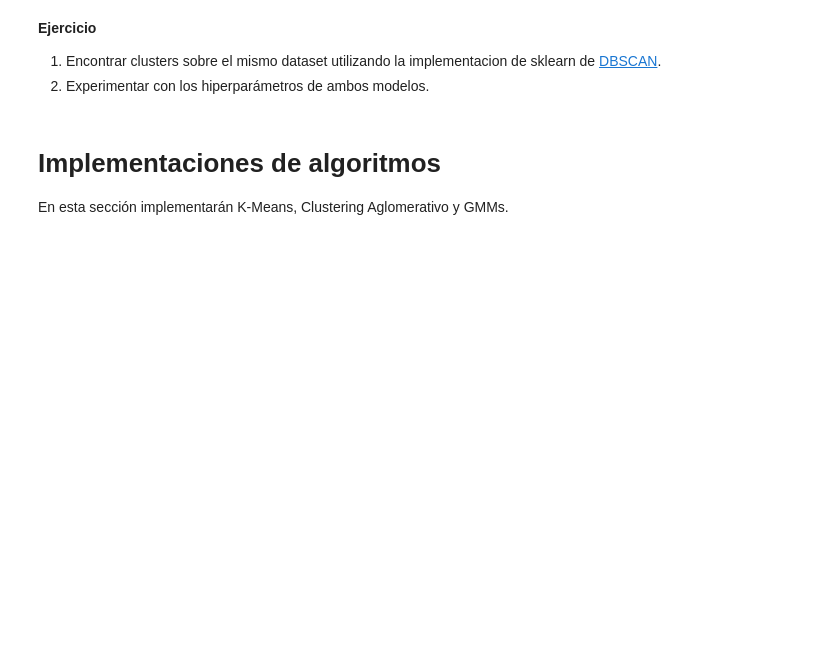
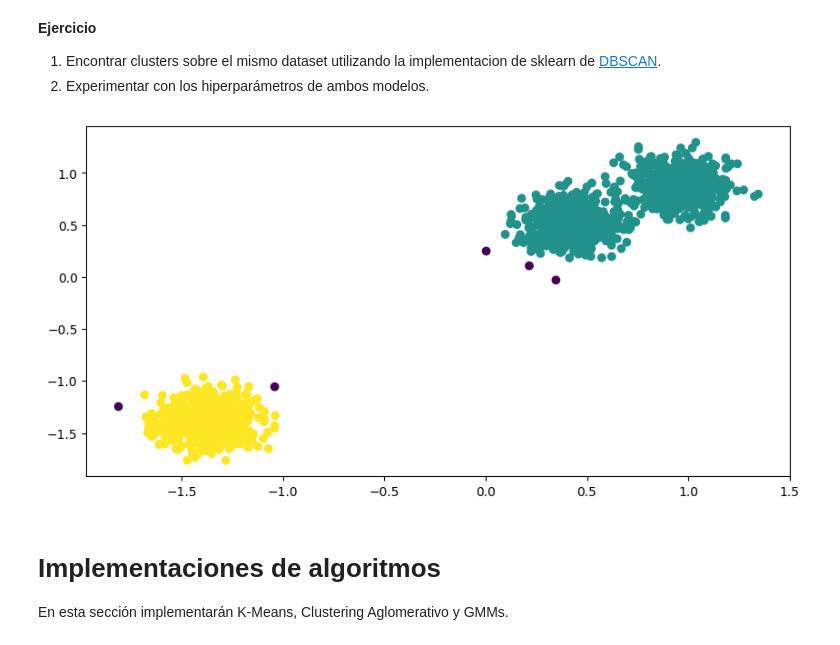
Before and after one commit to machulsky61/Aprendizaje-Automatico, a Jupyter notebook: Notebooks/notebook_07_clustering-published.ipynb, the cells around one changed output. Drawn from its saved outputs; the diff is of its cells as text; code cells hidden in the pictures; blank space fills up the shorter version.

```diff
--- a/Notebooks/notebook_07_clustering-published.ipynb
+++ b/Notebooks/notebook_07_clustering-published.ipynb
@@ -39,6 +39,17 @@ plt.show()
 **Ejercicio**
 1. Encontrar clusters sobre el mismo dataset utilizando la implementacion de sklearn de [DBSCAN](https://scikit-learn.org/stable/modules/generated/sklearn.cluster.DBSCAN.html).
 2. Experimentar con los hiperparámetros de ambos modelos.
+# %%
+from sklearn.cluster import DBSCAN
+# min samples determina el número de puntos que deben estar cerca para formar un cluster,
+# eps es la distancia máxima entre dos puntos para que se consideren vecinos
+dbscan = DBSCAN(eps=0.1, min_samples=5)
+clusters = dbscan.fit_predict(X)
+
+plt.scatter(X[:, 0], X[:, 1], c=clusters, cmap='viridis')
+plt.show()
+# %% [output]
+[figure, added]
 # %% [markdown]
 # Implementaciones de algoritmos
 
```
Also changed, not shown: parts of 15 cells of this notebook, 3 other files.
